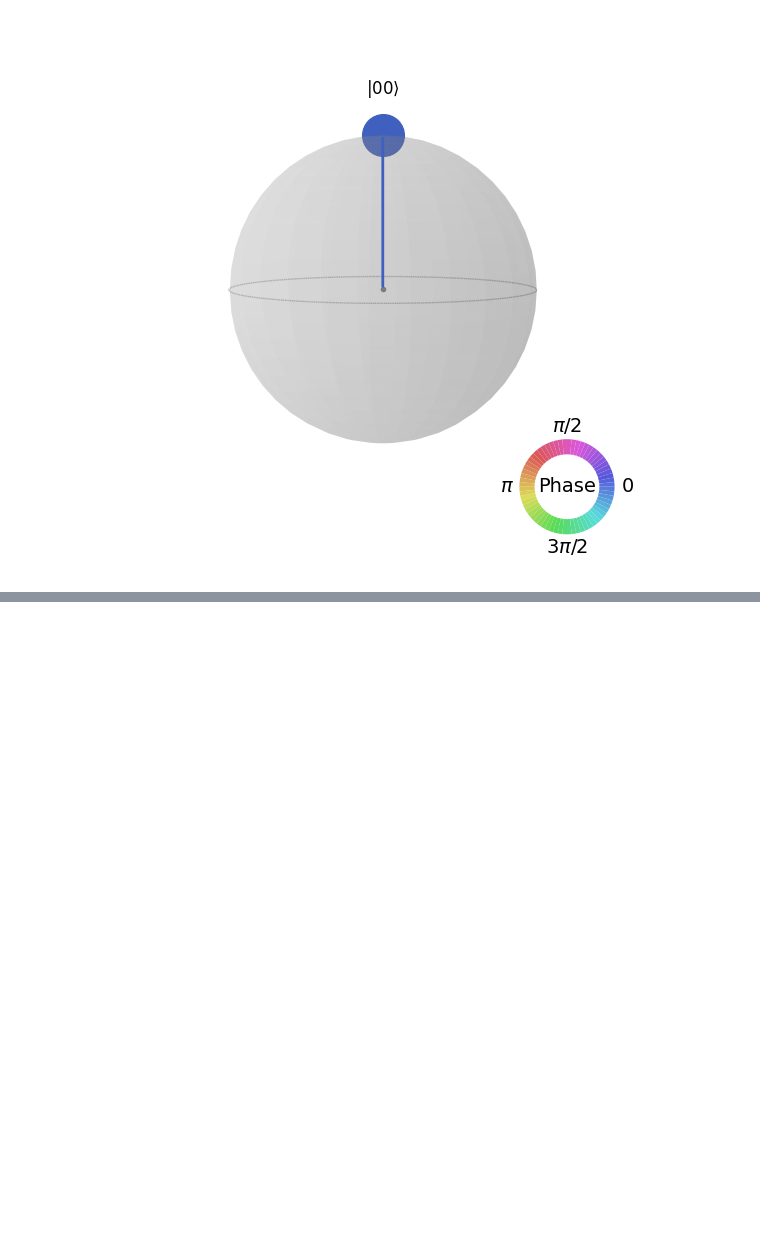
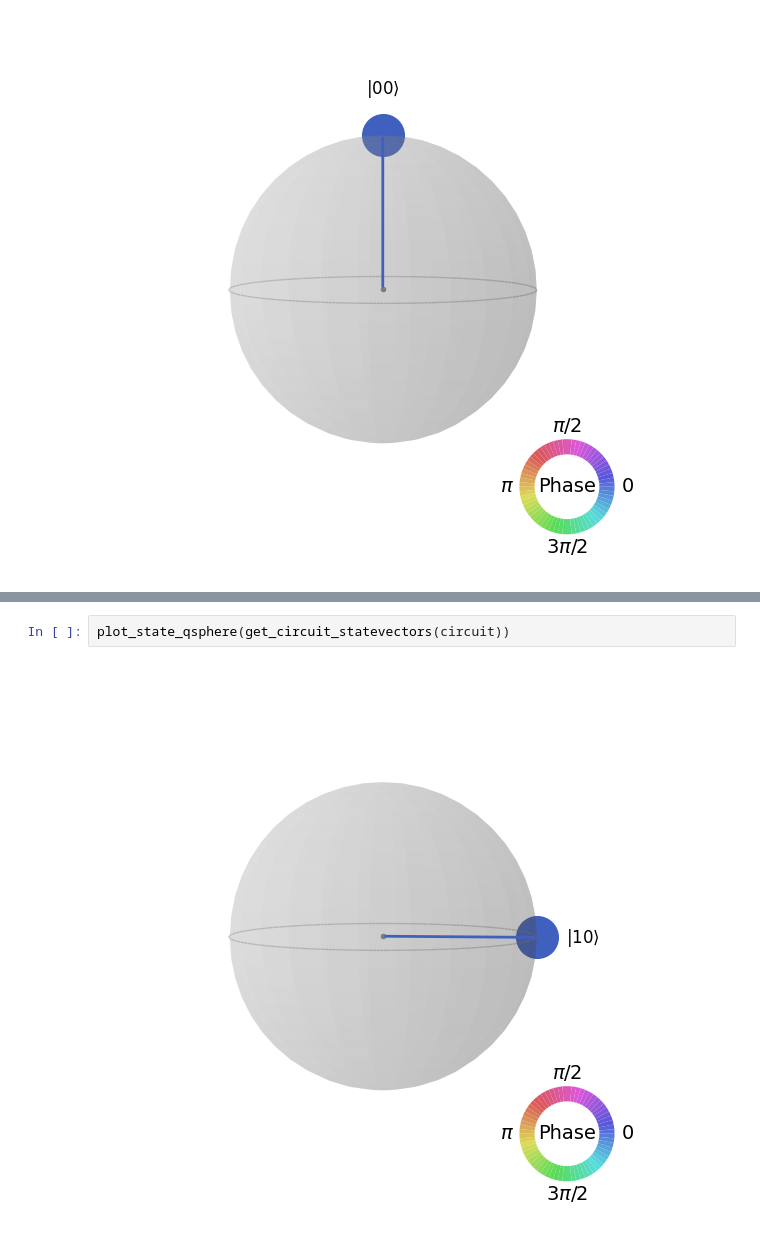
Before and after one commit to jacqueslethuaut/edx-quan11000, a Jupyter notebook: QOps1.ipynb, the cells around one changed output, grey strips where cells are left out. Saved outputs shown, nothing was run; the diff lists cells and outputs as text; blank space fills up the shorter version.

```diff
--- a/QOps1.ipynb
+++ b/QOps1.ipynb
@@ -82,0 +102,4 @@ plot_state_qsphere(get_circuit_statevectors(circuit))
+# %%
+plot_state_qsphere(get_circuit_statevectors(circuit))
+# %% [output]
+[figure, added]
```
Also changed, not shown: parts of 29 cells of this notebook.
